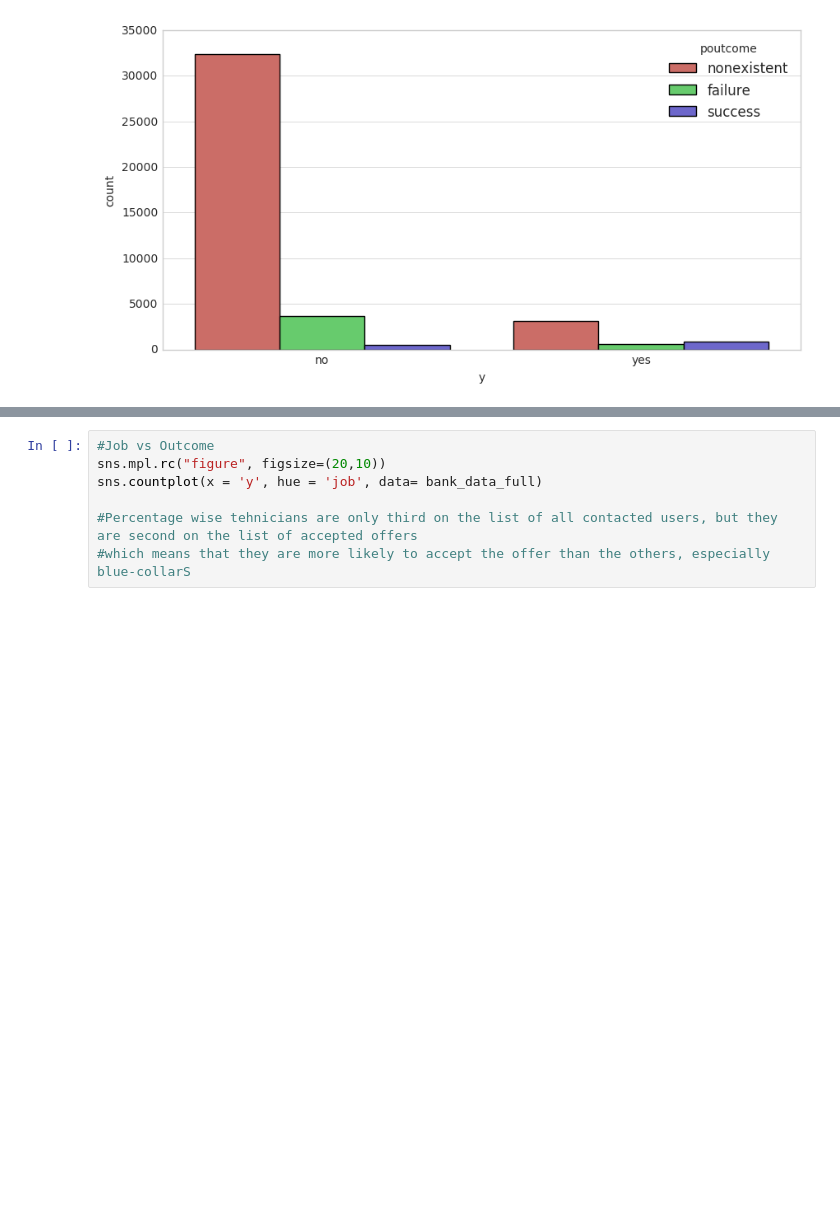
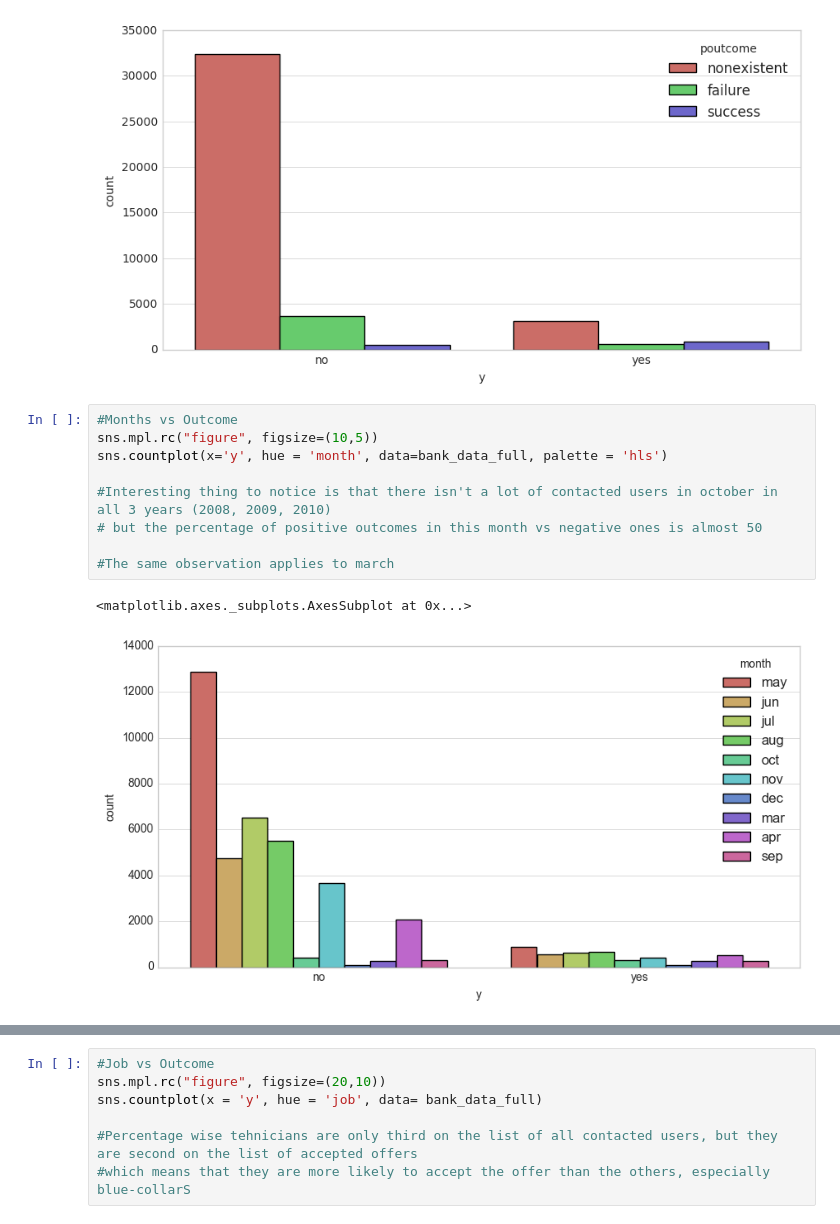
Before and after one commit to milosmladenovic5/telemarketing_campaign, a Jupyter notebook: telemarketing_EDA.ipynb, the cells around one changed output, grey strips where cells are left out. Cells and saved outputs as stored; diff of their text form; blank space fills up the shorter version.

```diff
--- a/telemarketing_EDA.ipynb
+++ b/telemarketing_EDA.ipynb
@@ -102,5 +102,17 @@ likely to accept it again, than those that didn't '''
 # %% [output]
 " It can be seen that most of the contacted users that previously accepted offer are more  \nlikely to accept it again, than those that didn't "
 [figure]
+# %%
+#Months vs Outcome
+sns.mpl.rc("figure", figsize=(10,5))
+sns.countplot(x='y', hue = 'month', data=bank_data_full, palette = 'hls')
+
+#Interesting thing to notice is that there isn't a lot of contacted users in october in all 3 years (2008, 2009, 2010)
+# but the percentage of positive outcomes in this month vs negative ones is almost 50
+
+#The same observation applies to march
+# %% [output]
+<matplotlib.axes._subplots.AxesSubplot at 0x...>
+[figure, added]
 # %%
 #Housing loan vs Outcome
```
Also changed, not shown: parts of 6 cells of this notebook, 3 other files.
